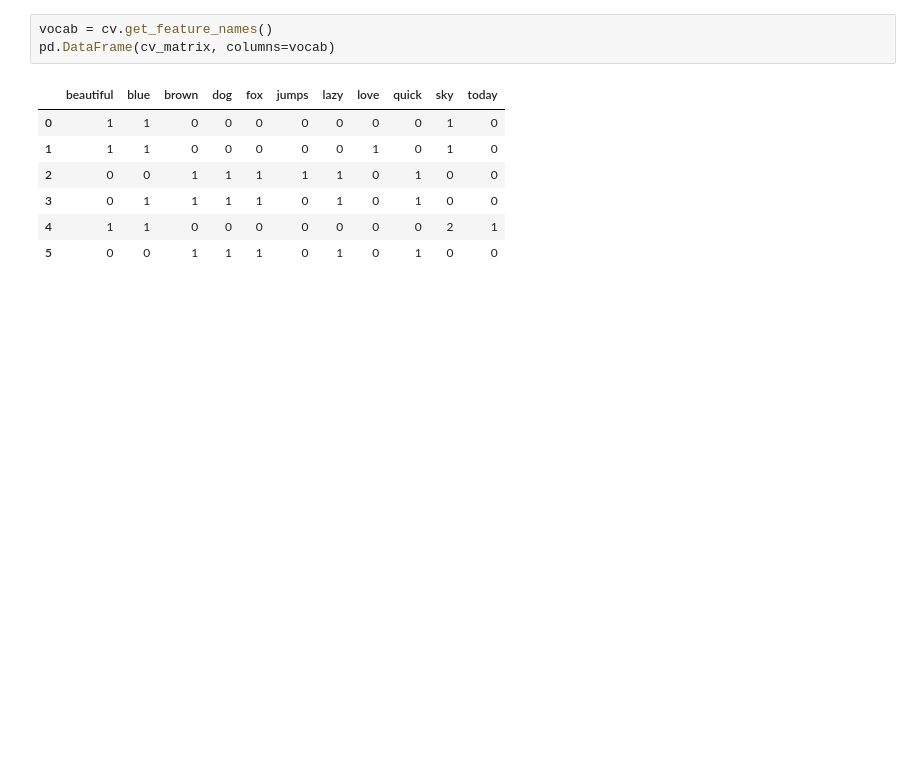
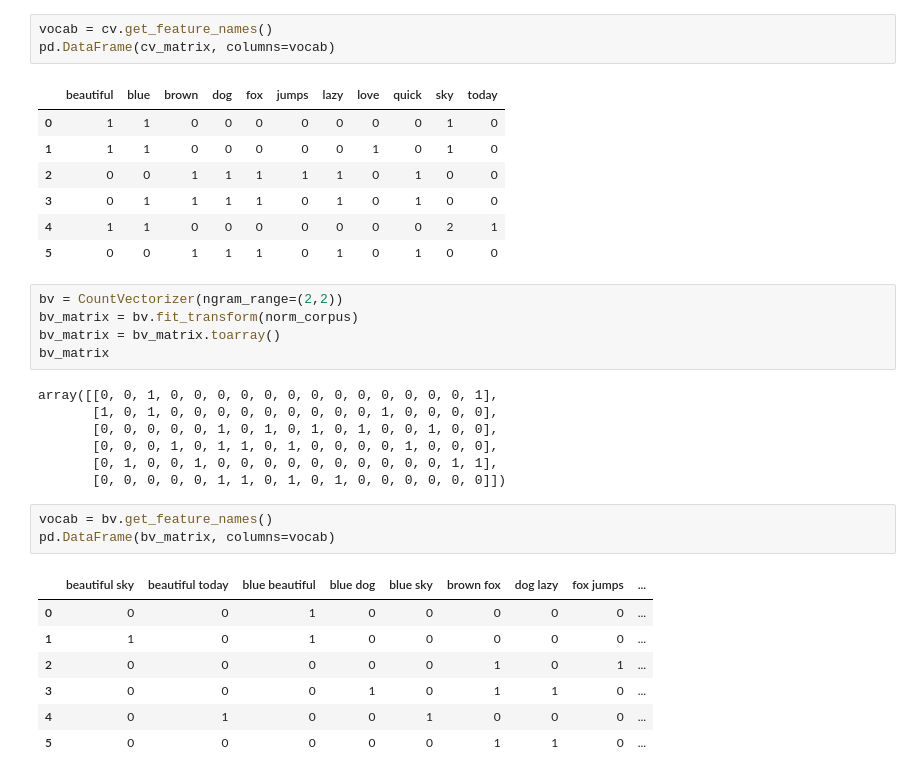
Before and after one commit to Taoheed-O/Machine-Learning, a Jupyter notebook: Feature_Engineering/Feature_Engineering.ipynb, the cells around one changed output. Cells and saved outputs as stored; diff of their text form; blank space fills up the shorter version.

```diff
--- a/Feature_Engineering/Feature_Engineering.ipynb
+++ b/Feature_Engineering/Feature_Engineering.ipynb
@@ -190,3 +190,26 @@ pd.DataFrame(cv_matrix, columns=vocab)
 | 3 | 0 | 1 | 1 | 1 | 1 | 0 | 1 | 0 | 1 | 0 | 0 |
 | 4 | 1 | 1 | 0 | 0 | 0 | 0 | 0 | 0 | 0 | 2 | 1 |
 | 5 | 0 | 0 | 1 | 1 | 1 | 0 | 1 | 0 | 1 | 0 | 0 |
+# %%
+bv = CountVectorizer(ngram_range=(2,2))
+bv_matrix = bv.fit_transform(norm_corpus)
+bv_matrix = bv_matrix.toarray()
+bv_matrix
+# %% [output]
+array([[0, 0, 1, 0, 0, 0, 0, 0, 0, 0, 0, 0, 0, 0, 0, 0, 1],
+       [1, 0, 1, 0, 0, 0, 0, 0, 0, 0, 0, 0, 1, 0, 0, 0, 0],
+       [0, 0, 0, 0, 0, 1, 0, 1, 0, 1, 0, 1, 0, 0, 1, 0, 0],
+       [0, 0, 0, 1, 0, 1, 1, 0, 1, 0, 0, 0, 0, 1, 0, 0, 0],
+       [0, 1, 0, 0, 1, 0, 0, 0, 0, 0, 0, 0, 0, 0, 0, 1, 1],
+       [0, 0, 0, 0, 0, 1, 1, 0, 1, 0, 1, 0, 0, 0, 0, 0, 0]])
+# %%
+vocab = bv.get_feature_names()
+pd.DataFrame(bv_matrix, columns=vocab)
+# %% [output]
+|  | beautiful sky | beautiful today | blue beautiful | blue dog | blue sky | brown fox | dog lazy | fox jumps | ... |
+| 0 | 0 | 0 | 1 | 0 | 0 | 0 | 0 | 0 | ... |
+| 1 | 1 | 0 | 1 | 0 | 0 | 0 | 0 | 0 | ... |
+| 2 | 0 | 0 | 0 | 0 | 0 | 1 | 0 | 1 | ... |
+| 3 | 0 | 0 | 0 | 1 | 0 | 1 | 1 | 0 | ... |
+| 4 | 0 | 1 | 0 | 0 | 1 | 0 | 0 | 0 | ... |
+| 5 | 0 | 0 | 0 | 0 | 0 | 1 | 1 | 0 | ... |
```
Also changed, not shown: parts of 1 cell of this notebook.
